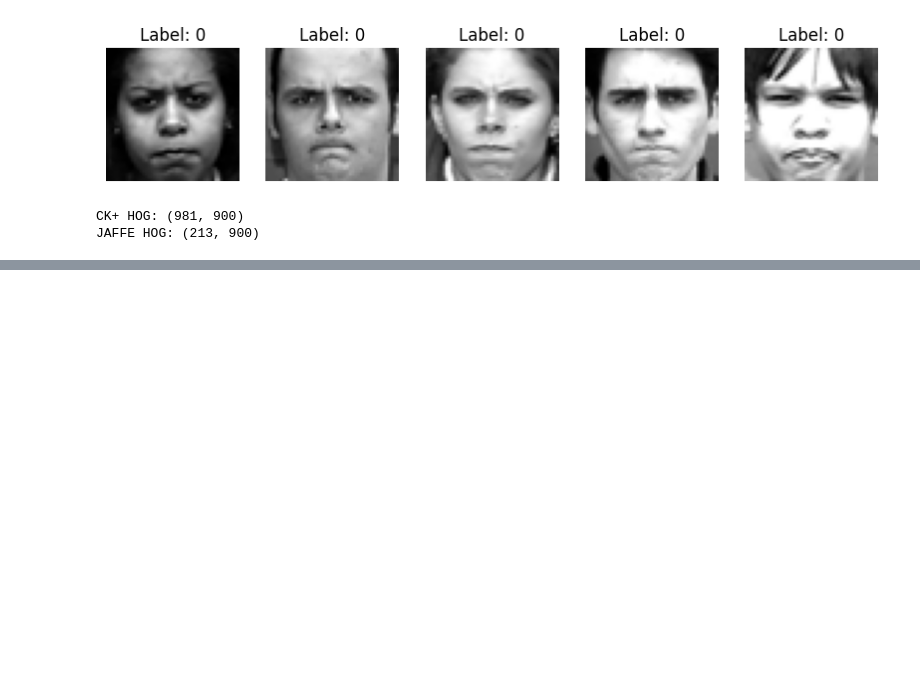
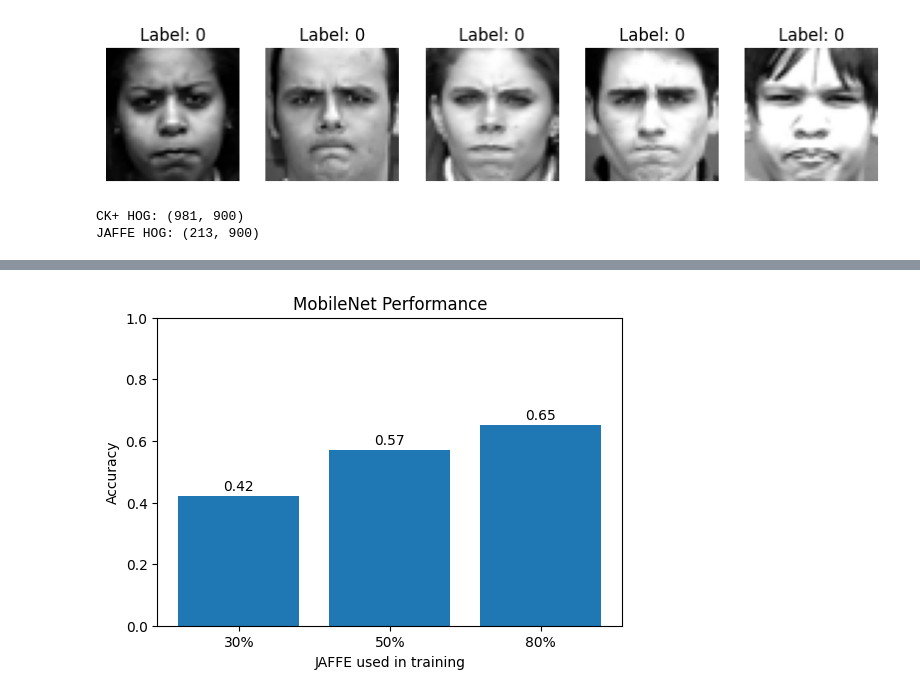
Before and after one commit to Navneet0094/Multimodal-emotion-detection, a Jupyter notebook: Ckplus_Jafee_Hog_combined.ipynb, the cells around one changed output, grey strips where cells are left out. Drawn from its saved outputs; the diff is of its cells as text; code cells hidden in the pictures; blank space fills up the shorter version.

Commit message:
Kaggle Notebook | Ckplus_Jafee_Hog_Cnn_Hybrid | Version 2

```diff
--- a/Ckplus_Jafee_Hog_combined.ipynb
+++ b/Ckplus_Jafee_Hog_combined.ipynb
@@ -222,9 +164,0 @@ LinearSVC(max_iter=5000)
-# %%
-from sklearn.metrics import accuracy_score
-
-# TEST on CK+
-y_pred_ck = model.predict(X_ck_hog)
-
-acc = accuracy_score(ck_labels, y_pred_ck)
-
-print("JAFFE → CK+ Accuracy:", acc)
@@ -472,0 +277,16 @@ plt.show()
+# %%
+# MobileNet features
+X_ck_cnn = extract_cnn_features(ck_data, mobilenet)
+X_jaffe_cnn = extract_cnn_features(jaffe_data, mobilenet)
+
+# VGG features
+X_ck_vgg = extract_vgg_features(ck_data, vgg)
+X_jaffe_vgg = extract_vgg_features(jaffe_data, vgg)
+
+# Hybrid CNN (VGG + MobileNet)
+X_ck_hybrid = np.concatenate([X_ck_cnn, X_ck_vgg], axis=1)
+X_jaffe_hybrid = np.concatenate([X_jaffe_cnn, X_jaffe_vgg], axis=1)
+
+print("MobileNet:", X_ck_cnn.shape)
+print("VGG:", X_ck_vgg.shape)
+print("Hybrid:", X_ck_hybrid.shape)
@@ -472,0 +339,4 @@ plt.show()
+# %%
+results_cnn = run_model(X_ck_cnn, X_jaffe_cnn, "MobileNet")
+results_vgg = run_model(X_ck_vgg, X_jaffe_vgg, "VGG")
+results_hybrid = run_model(X_ck_hybrid, X_jaffe_hybrid, "Hybrid CNN")
@@ -472,0 +353,18 @@ plt.show()
+# %%
+labels = ['30%', '50%', '80%']
+
+plt.figure(figsize=(6,4))
+bars = plt.bar(labels, results_cnn)
+
+plt.ylim(0,1)
+plt.title("MobileNet Performance")
+plt.xlabel("JAFFE used in training")
+plt.ylabel("Accuracy")
+
+for bar in bars:
+    yval = bar.get_height()
+    plt.text(bar.get_x()+bar.get_width()/2, yval+0.02, f"{yval:.2f}", ha='center')
+
+plt.show()
+# %% [output]
+[figure, added]
```
Also changed, not shown: parts of 41 cells of this notebook.
